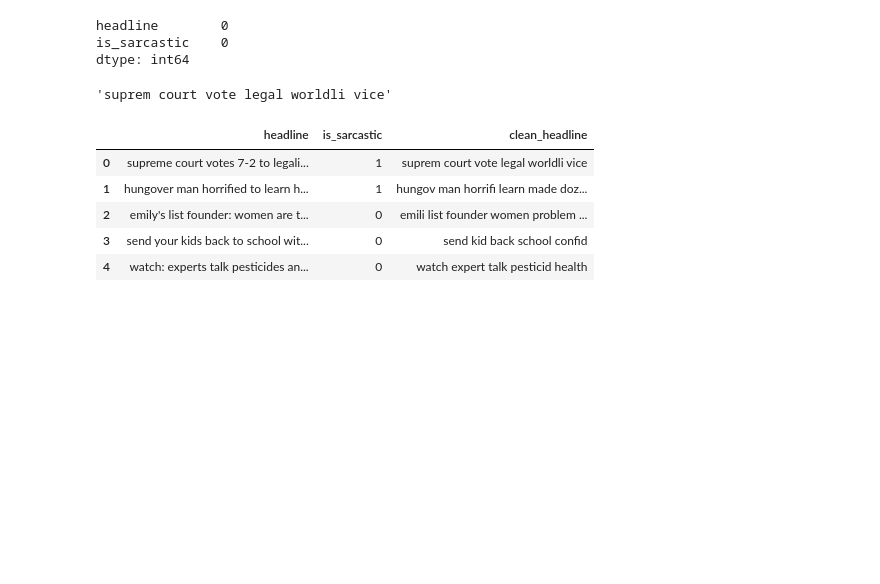
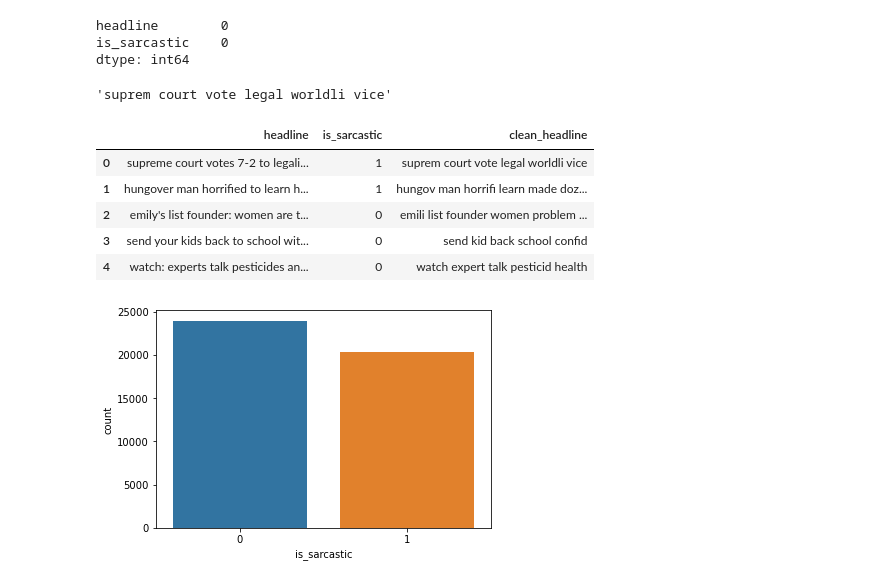
Before and after one commit to Ibrahim-Ajibosin/Sarcasm_detector, a Jupyter notebook: Sarcasm_detector.ipynb, the cells around one changed output. Drawn from its saved outputs; the diff is of its cells as text; code cells hidden in the pictures; blank space fills up the shorter version.

```diff
--- a/Sarcasm_detector.ipynb
+++ b/Sarcasm_detector.ipynb
@@ -56,4 +56,6 @@ data.head()
 | 3 | send your kids back to school wit... | 0 | send kid back school confid |
 | 4 | watch: experts talk pesticides an... | 0 | watch expert talk pesticid health |
 # %%
-ax = sns.countplot(x='clean_headline', data=data)
+ax = sns.countplot(x='is_sarcastic', data=data)
+# %% [output]
+[figure, added]
```
Also changed, not shown: parts of 24 cells of this notebook.
